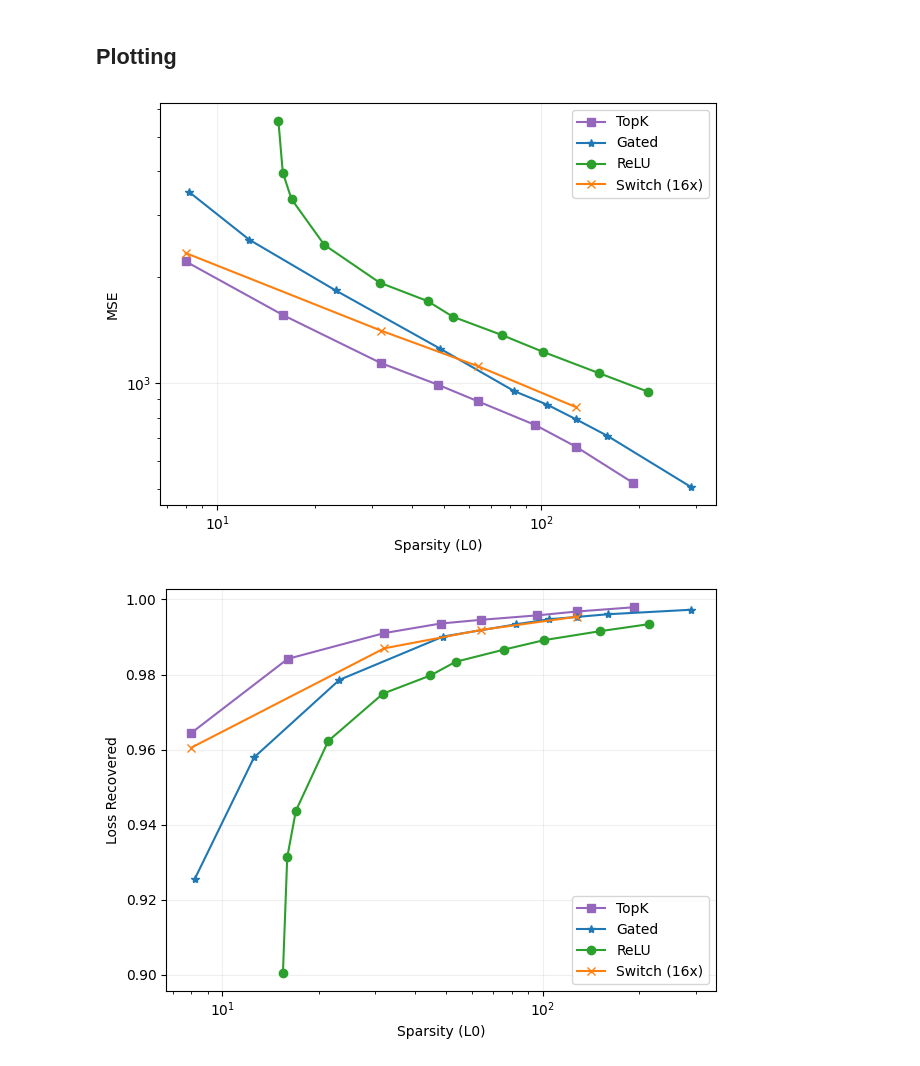
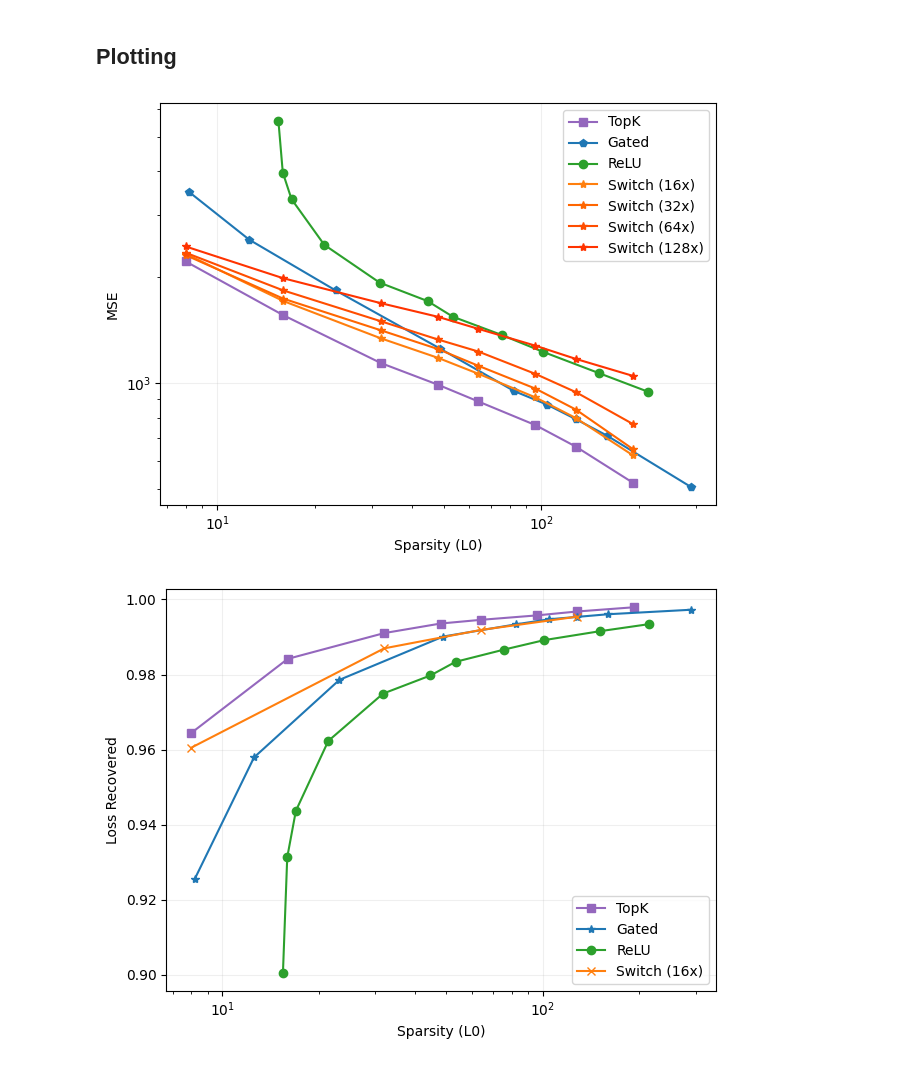
Before and after one commit to amudide/switch_sae, a Jupyter notebook: results/primary/primary.ipynb, the cells around one changed output. Saved outputs shown, nothing was run; the diff lists cells and outputs as text; code cells hidden in the pictures.

Commit message:
Switch speed primary prelim figure

```diff
--- a/results/primary/primary.ipynb
+++ b/results/primary/primary.ipynb
@@ -31,6 +32,27 @@ def clean(df, topk=False):
     df = pd.DataFrame(data, columns=['l0', 'mse_loss', 'frac_recovered', 'delta_ce'])
     df = df.sort_values(by='l0')
     return df
+# %%
+def clean_interim(df, topk=False):
+    if topk:
+        patterns = ['experts$', 'effective_l0$', 'l2_loss$']
+    else:
+        patterns = ['experts$', 'l0$', 'l2_loss$']
+    filtered_columns = df.columns[df.columns.str.contains('|'.join(patterns))]
+    df = df[filtered_columns]
+    df.columns = [re.split(r'[./]', col)[-1] for col in df.columns]
+
+    if topk:
+        l0 = df["effective_l0"].to_numpy().flatten()
+    else:
+        l0 = df["l0"].to_numpy().flatten()
+    l2_loss = df["l2_loss"].to_numpy().flatten()
+    experts = df["experts"].to_numpy().flatten()
+
+    data = np.array([experts, l0, l2_loss]).T
+    df = pd.DataFrame(data, columns=['experts', 'l0', 'mse_loss'])
+    df = df.sort_values(by='l0')
+    return df
 # %%
 df_relu = pd.read_csv("primary-relu.csv")
 df_relu = clean(df_relu)
@@ -53,28 +73,39 @@ df_16 = pd.read_csv("experts16s.csv")
+# %%
+df_switch = pd.read_csv("primary-switch-fast.csv")
+df_switch = clean_interim(df_switch, topk=True)
+# %%
+df_switch16 = df_switch[df_switch['experts'] == 16]
+df_switch32 = df_switch[df_switch['experts'] == 32]
+df_switch64 = df_switch[df_switch['experts'] == 64]
+df_switch128 = df_switch[df_switch['experts'] == 128]
 # %% [markdown]
 ## Plotting
 # %%
 plt.plot(df_topk['l0'], df_topk['mse_loss'], label='TopK', marker='s', color='#9467bd')
-plt.plot(df_gated['l0'], df_gated['mse_loss'], label='Gated', marker='*', color='#1f77b4')
+plt.plot(df_gated['l0'], df_gated['mse_loss'], label='Gated', marker='p', color='#1f77b4')
 plt.plot(df_relu['l0'], df_relu['mse_loss'], label='ReLU', marker='o', color='#2ca02c')
 
-plt.plot(df_16['l0'], df_16['mse_loss'], label='Switch (16x)', marker='x', color='#ff7f0e')
+plt.plot(df_switch16['l0'], df_switch16['mse_loss'], label='Switch (16x)', marker='*', color='#ff7f0e')
+plt.plot(df_switch32['l0'], df_switch32['mse_loss'], label='Switch (32x)', marker='*', color='#ff6600')
+plt.plot(df_switch64['l0'], df_switch64['mse_loss'], label='Switch (64x)', marker='*', color='#ff4d00')
+plt.plot(df_switch128['l0'], df_switch128['mse_loss'], label='Switch (128x)', marker='*', color='#ff3300')
 
 plt.xscale('log')
 plt.yscale('log')
 
 plt.xlabel("Sparsity (L0)")
 plt.ylabel("MSE")
 
 plt.legend()
 
 plt.grid(True, which="major", ls="-", alpha=0.2)
 
 
 plt.tight_layout()
 plt.savefig("l0_mse.png")
 plt.show()
 # %% [output]
-[figure, old version]
+[figure, new version]
 # %%
 plt.plot(df_topk['l0'], df_topk['frac_recovered'], label='TopK', marker='s', color='#9467bd')
 plt.plot(df_gated['l0'], df_gated['frac_recovered'], label='Gated', marker='*', color='#1f77b4')
```
Also changed, not shown: parts of 4 cells of this notebook, 5 other files.
